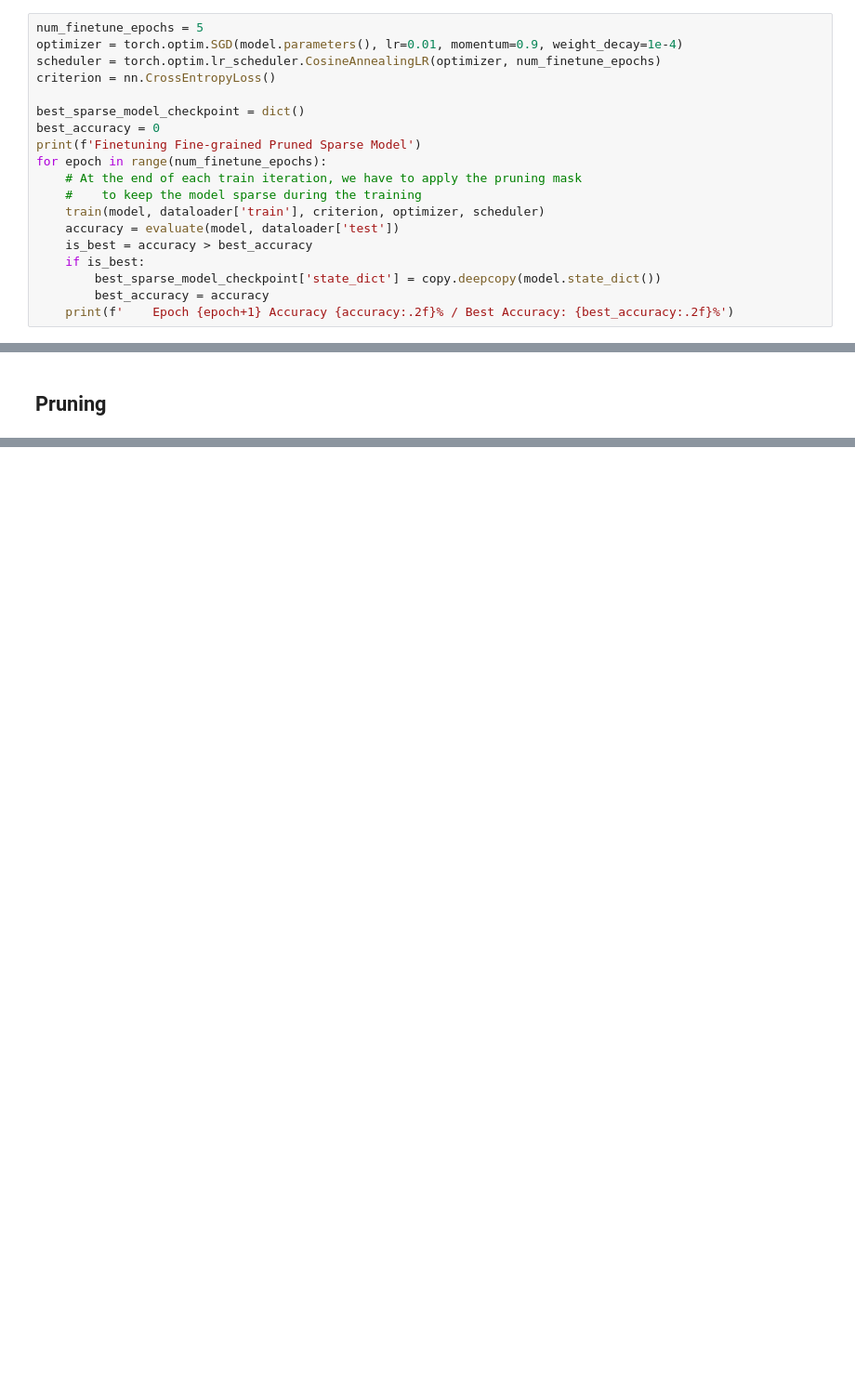
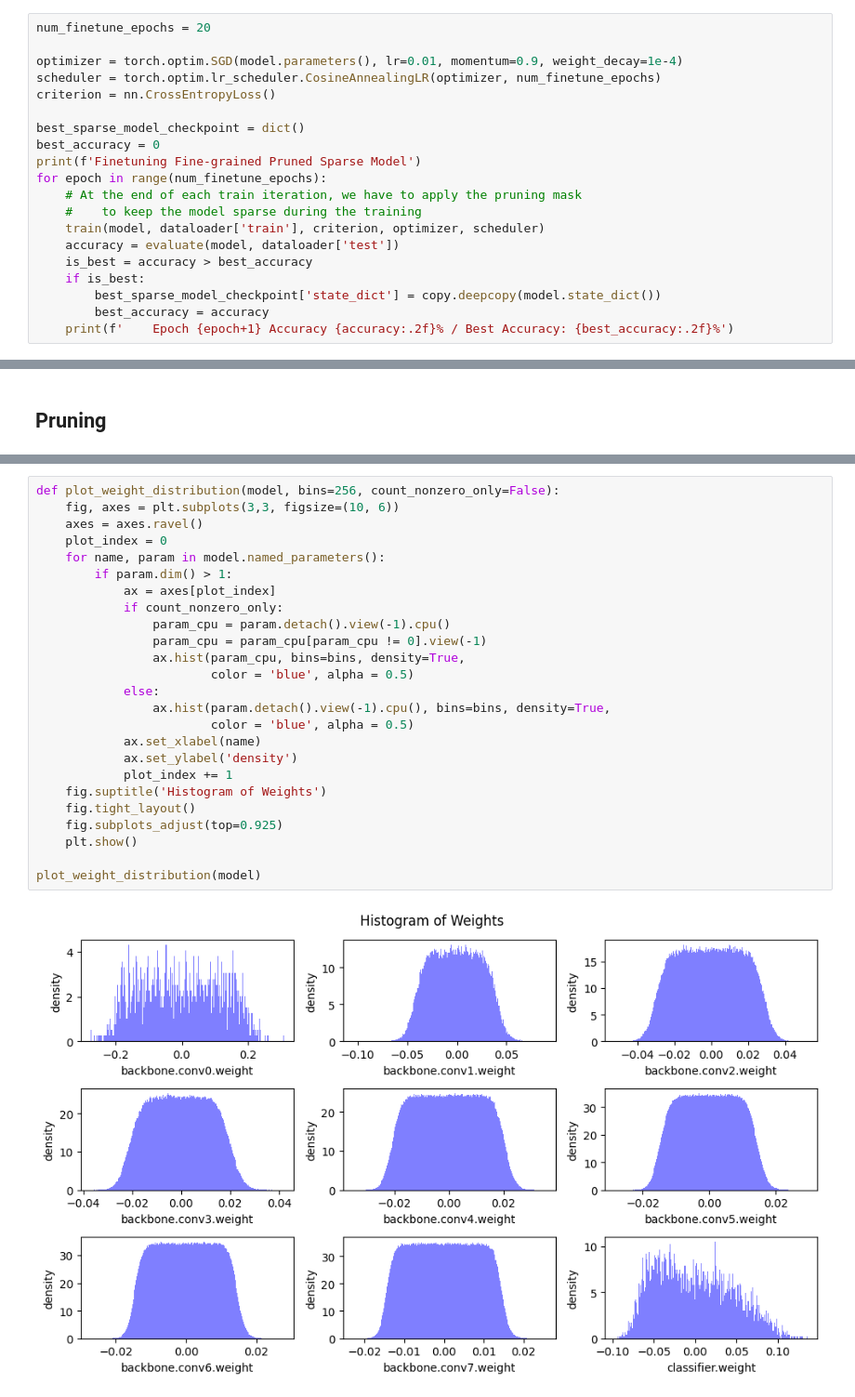
Before and after one commit to hail-members/distributed-deep-learning, a Jupyter notebook: Pruning.ipynb, the cells around one changed output, grey strips where cells are left out. Shown at 93% size. Drawn from its saved outputs; the diff is of its cells as text; blank space fills up the shorter version.

```diff
--- a/Pruning.ipynb
+++ b/Pruning.ipynb
@@ -278,7 +308,8 @@ def train(
         for callback in callbacks:
             callback()
 # %%
-num_finetune_epochs = 5
+num_finetune_epochs = 20
+
 optimizer = torch.optim.SGD(model.parameters(), lr=0.01, momentum=0.9, weight_decay=1e-4)
 scheduler = torch.optim.lr_scheduler.CosineAnnealingLR(optimizer, num_finetune_epochs)
 criterion = nn.CrossEntropyLoss()
@@ -319,0 +363,27 @@ pruning 하는 코드 작성.
+# %%
+def plot_weight_distribution(model, bins=256, count_nonzero_only=False):
+    fig, axes = plt.subplots(3,3, figsize=(10, 6))
+    axes = axes.ravel()
+    plot_index = 0
+    for name, param in model.named_parameters():
+        if param.dim() > 1:
+            ax = axes[plot_index]
+            if count_nonzero_only:
+                param_cpu = param.detach().view(-1).cpu()
+                param_cpu = param_cpu[param_cpu != 0].view(-1)
+                ax.hist(param_cpu, bins=bins, density=True,
+                        color = 'blue', alpha = 0.5)
+            else:
+                ax.hist(param.detach().view(-1).cpu(), bins=bins, density=True,
+                        color = 'blue', alpha = 0.5)
+            ax.set_xlabel(name)
+            ax.set_ylabel('density')
+            plot_index += 1
+    fig.suptitle('Histogram of Weights')
+    fig.tight_layout()
+    fig.subplots_adjust(top=0.925)
+    plt.show()
+
+plot_weight_distribution(model)
+# %% [output]
+[figure, added]
```
Also changed, not shown: parts of 48 cells of this notebook.
